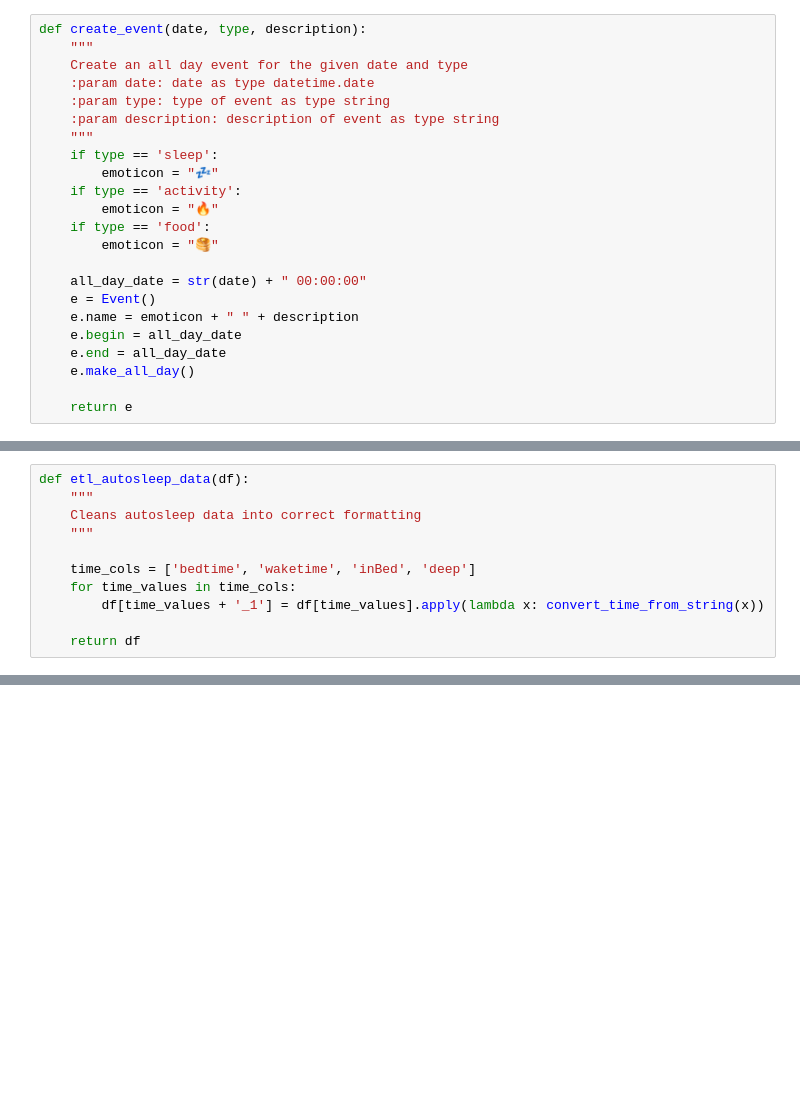
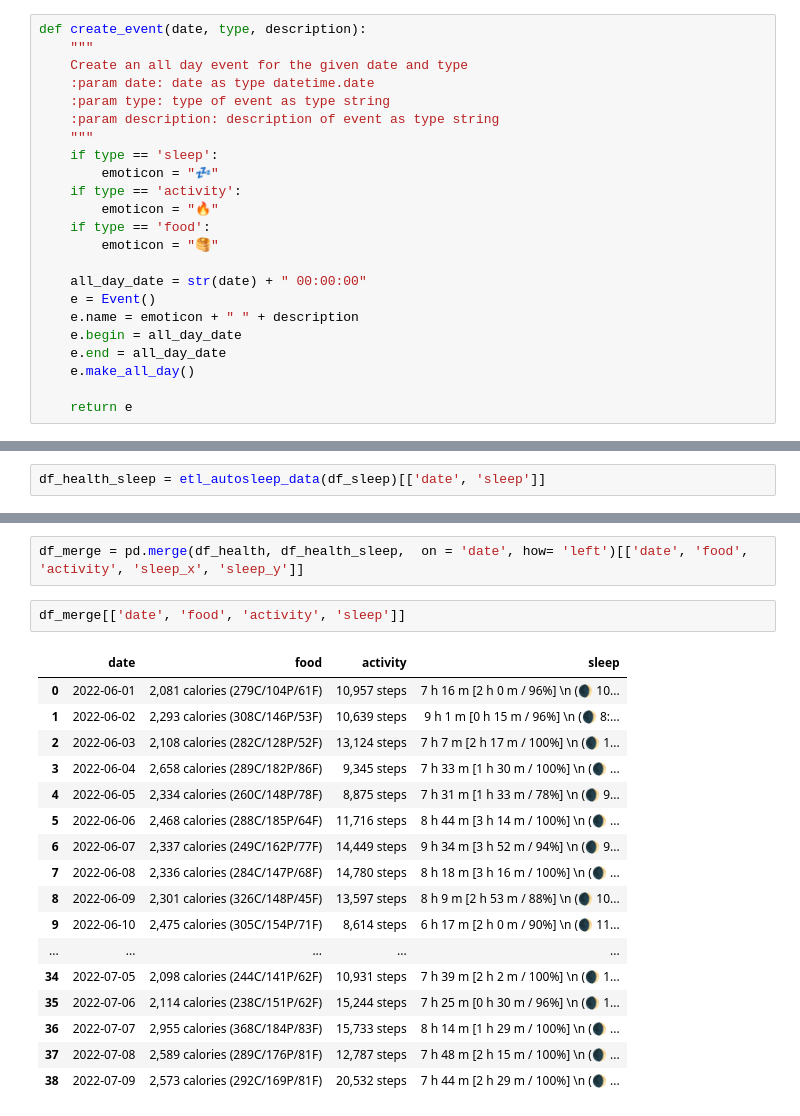
Before and after one commit to namtonthat/apple-health-data, a Jupyter notebook: apple-health.ipynb, the cells around one changed output, grey strips where cells are left out. Saved outputs shown, nothing was run; the diff lists cells and outputs as text; blank space fills up the shorter version.

```diff
--- a/apple-health.ipynb
+++ b/apple-health.ipynb
@@ -273,11 +267,0 @@ def convert_time_from_string(time):
-# %%
-def etl_autosleep_data(df):
-    """
-    Cleans autosleep data into correct formatting
-    """
-
-    time_cols = ['bedtime', 'waketime', 'inBed', 'deep']
-    for time_values in time_cols:
-        df[time_values + '_1'] = df[time_values].apply(lambda x: convert_time_from_string(x))
-
-    return df
@@ -334,0 +301,2 @@ df_sleep[['ISO8601', 'bedtime', 'waketime', 'inBed', 'deepAvg7', 'efficiency', '
+# %%
+df_health_sleep = etl_autosleep_data(df_sleep)[['date', 'sleep']]
@@ -334,0 +323,22 @@ df_sleep[['ISO8601', 'bedtime', 'waketime', 'inBed', 'deepAvg7', 'efficiency', '
+# %%
+df_merge = pd.merge(df_health, df_health_sleep,  on = 'date', how= 'left')[['date', 'food', 'activity', 'sleep_x', 'sleep_y']]
+# %%
+df_merge[['date', 'food', 'activity', 'sleep']]
+# %% [output]
+|  | date | food | activity | sleep |
+| 0 | 2022-06-01 | 2,081 calories (279C/104P/61F) | 10,957 steps | 7 h 16 m [2 h 0 m / 96%] \n (🌒 10... |
+| 1 | 2022-06-02 | 2,293 calories (308C/146P/53F) | 10,639 steps | 9 h 1 m [0 h 15 m / 96%] \n (🌒 8:... |
+| 2 | 2022-06-03 | 2,108 calories (282C/128P/52F) | 13,124 steps | 7 h 7 m [2 h 17 m / 100%] \n (🌒 1... |
+| 3 | 2022-06-04 | 2,658 calories (289C/182P/86F) | 9,345 steps | 7 h 33 m [1 h 30 m / 100%] \n (🌒 ... |
+| 4 | 2022-06-05 | 2,334 calories (260C/148P/78F) | 8,875 steps | 7 h 31 m [1 h 33 m / 78%] \n (🌒 9... |
+| 5 | 2022-06-06 | 2,468 calories (288C/185P/64F) | 11,716 steps | 8 h 44 m [3 h 14 m / 100%] \n (🌒 ... |
+| 6 | 2022-06-07 | 2,337 calories (249C/162P/77F) | 14,449 steps | 9 h 34 m [3 h 52 m / 94%] \n (🌒 9... |
+| 7 | 2022-06-08 | 2,336 calories (284C/147P/68F) | 14,780 steps | 8 h 18 m [3 h 16 m / 100%] \n (🌒 ... |
+| 8 | 2022-06-09 | 2,301 calories (326C/148P/45F) | 13,597 steps | 8 h 9 m [2 h 53 m / 88%] \n (🌒 10... |
+| 9 | 2022-06-10 | 2,475 calories (305C/154P/71F) | 8,614 steps | 6 h 17 m [2 h 0 m / 90%] \n (🌒 11... |
+| ... | ... | ... | ... | ... |
+| 34 | 2022-07-05 | 2,098 calories (244C/141P/62F) | 10,931 steps | 7 h 39 m [2 h 2 m / 100%] \n (🌒 1... |
+| 35 | 2022-07-06 | 2,114 calories (238C/151P/62F) | 15,244 steps | 7 h 25 m [0 h 30 m / 96%] \n (🌒 1... |
+| 36 | 2022-07-07 | 2,955 calories (368C/184P/83F) | 15,733 steps | 8 h 14 m [1 h 29 m / 100%] \n (🌒 ... |
+| 37 | 2022-07-08 | 2,589 calories (289C/176P/81F) | 12,787 steps | 7 h 48 m [2 h 15 m / 100%] \n (🌒 ... |
+| 38 | 2022-07-09 | 2,573 calories (292C/169P/81F) | 20,532 steps | 7 h 44 m [2 h 29 m / 100%] \n (🌒 ... |
```
Also changed, not shown: parts of 14 cells of this notebook, 3 other files.
